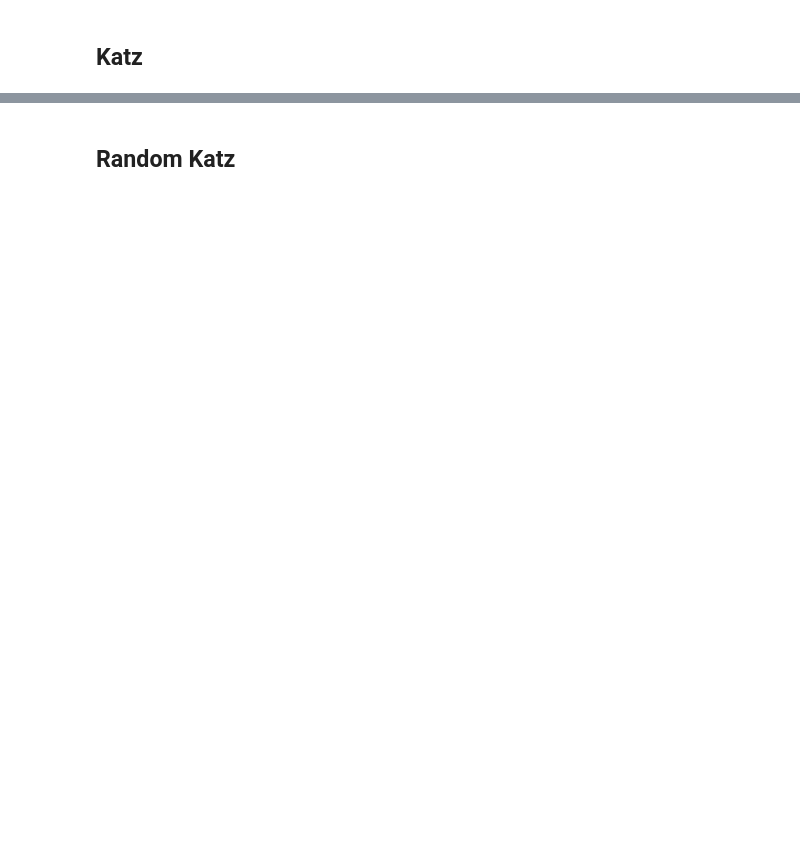
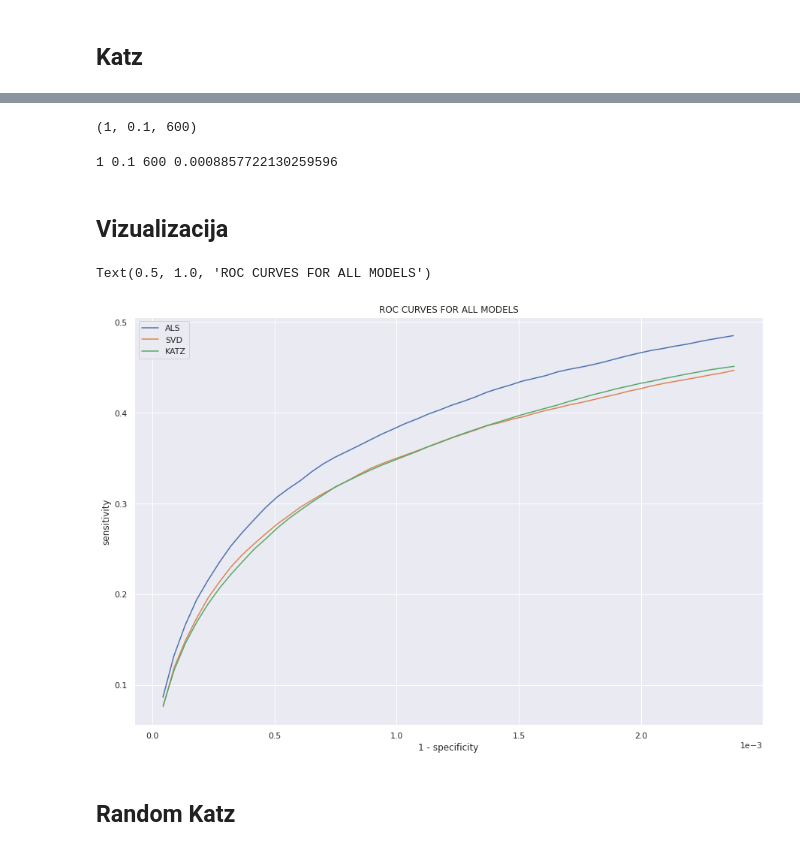
Before and after one commit to basioli-k/affiliation-recommendation, a Jupyter notebook: Models.ipynb, the cells around one changed output, grey strips where cells are left out. Drawn from its saved outputs; the diff is of its cells as text; code cells hidden in the pictures; blank space fills up the shorter version.

Commit message:
added katz validation and model result visualization

```diff
--- a/Models.ipynb
+++ b/Models.ipynb
@@ -200,0 +295,8 @@ def katz_2(t, beta, k):
+# %%
+alphas = [1]
+betas = [0.1]
+katz_ranks = [600]
+# %%
+validation_scores_katz = validate_katz_model(alphas,betas, katz_ranks, s, a_train, a_val, n_users, n_groups, 7)
+# %%
+validation_scores_katz.sort(key = lambda x : x["score"], reverse = True)
@@ -200,0 +323,11 @@ def katz_2(t, beta, k):
+# %%
+validation_scores_katz[0]["alpha"], validation_scores_katz[0]["beta"], validation_scores_katz[0]["katz_rank"]
+# %% [output]
+(1, 0.1, 600)
+# %%
+for score in validation_scores_katz:
+    print(score["alpha"], score["beta"],score["katz_rank"], score["score"])
+# %% [output]
+1 0.1 600 0.0008857722130259596
+# %% [markdown]
+## Vizualizacija
@@ -201,3 +336,19 @@ def katz_2(t, beta, k):
+# %%
+sns.set_theme()
+sns.set_style("darkgrid")
+# %%
+plt.figure(figsize = (15,10))
+plt.ticklabel_format(style='sci', axis='x', scilimits=(0,0))
+sns.lineplot(x = 1 - validation_scores_als[0]["specificity"], y = validation_scores_als[0]["sensitivity"])
+sns.lineplot(x = 1 - validation_scores_svd[0]["specificity"], y = validation_scores_svd[0]["sensitivity"])
+sns.lineplot(x = 1 - validation_scores_katz[0]["specificity"], y = validation_scores_katz[0]["sensitivity"])
+plt.legend(("ALS", "SVD", "KATZ"))
+plt.xlabel("1 - specificity")
+plt.ylabel("sensitivity")
+plt.title("ROC CURVES FOR ALL MODELS")
+# %% [output]
+Text(0.5, 1.0, 'ROC CURVES FOR ALL MODELS')
+[figure, added]
 # %% [markdown]
 ## Random Katz
 # %%
```
Also changed, not shown: parts of 31 cells of this notebook.
